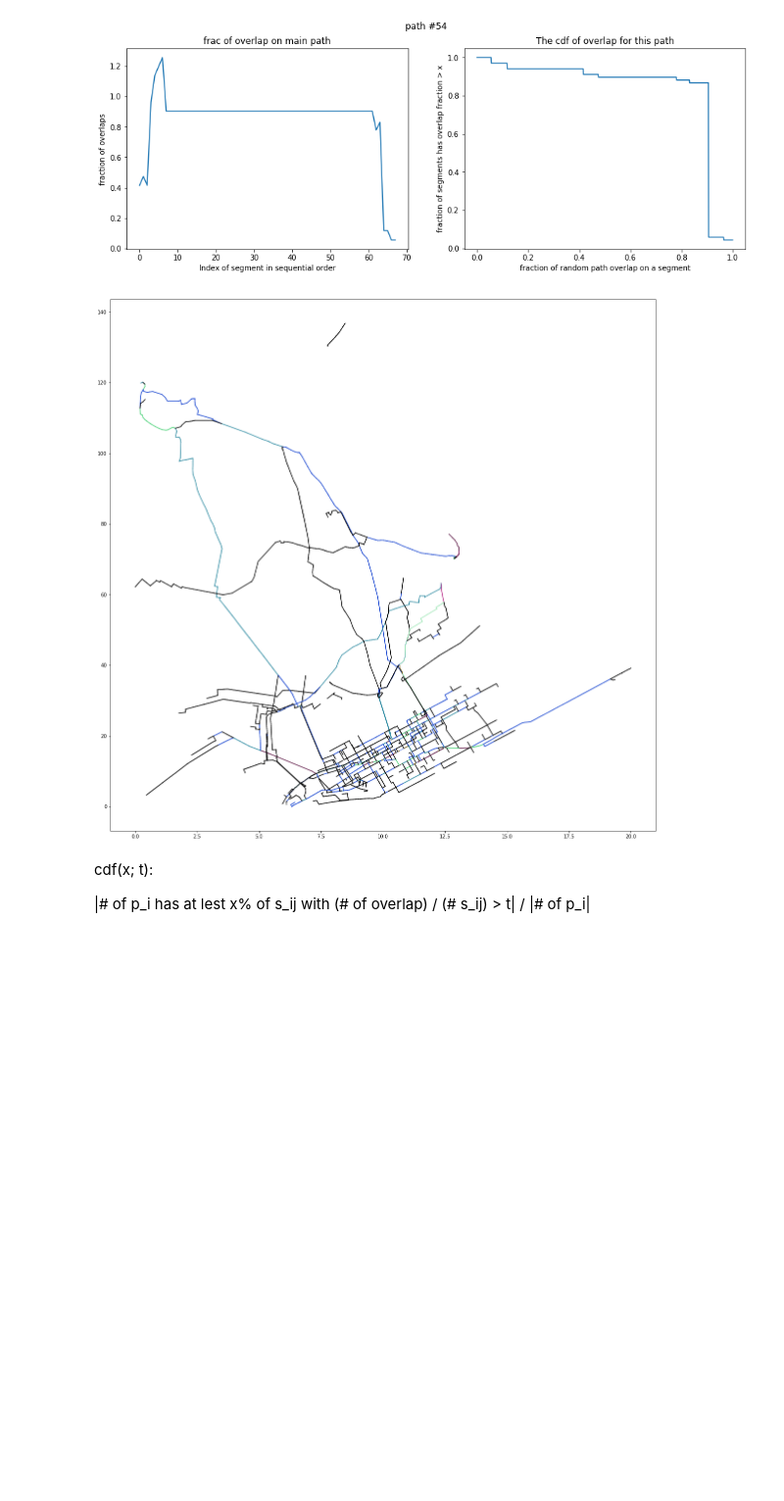
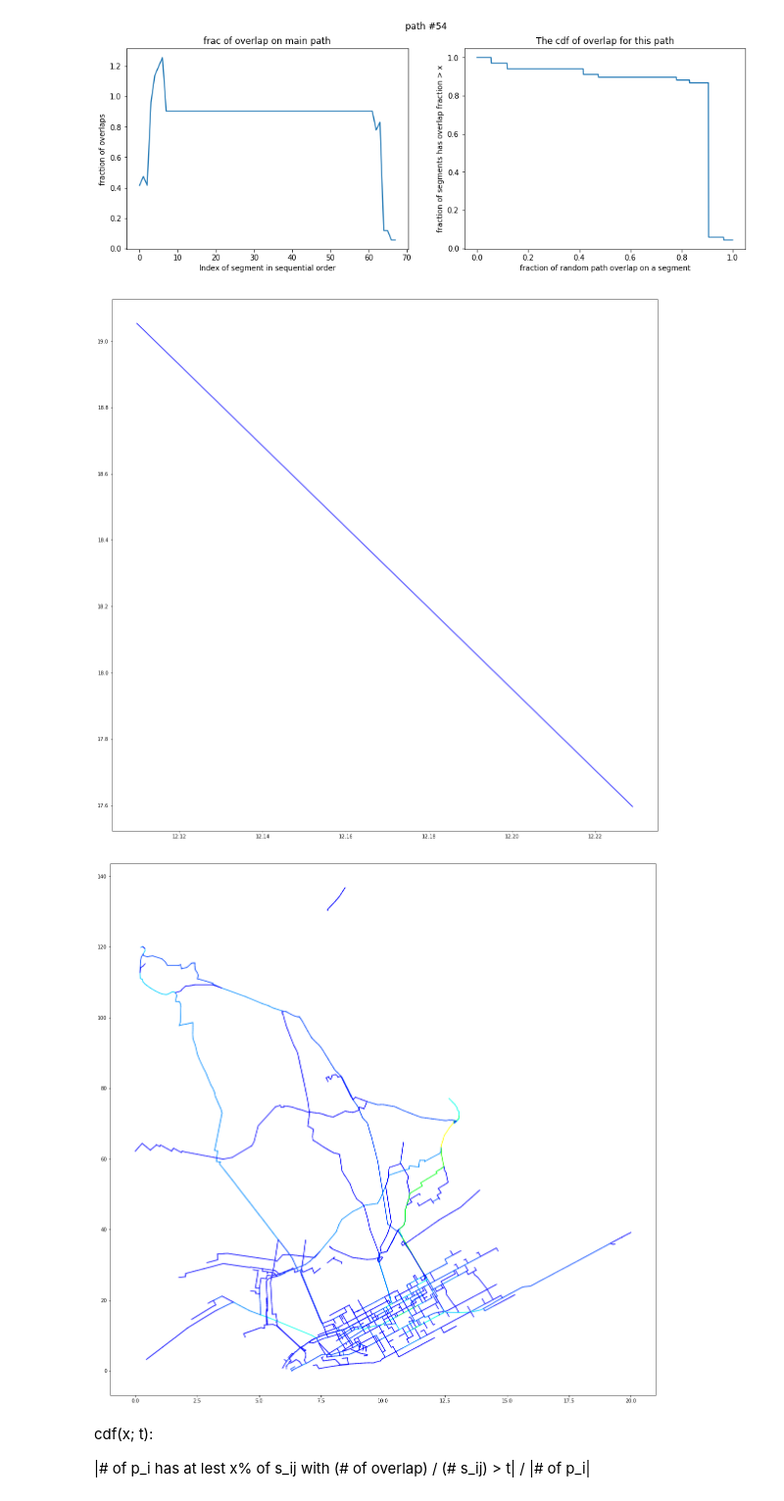
Before and after one commit to TrafficPrivacy/ServerClient, a Jupyter notebook: data/ny_visualize.ipynb, the cells around one changed output. Shown at 98% size. Saved outputs shown, nothing was run; the diff lists cells and outputs as text; code cells hidden in the pictures; blank space fills up the shorter version.

```diff
--- a/data/ny_visualize.ipynb
+++ b/data/ny_visualize.ipynb
@@ -71,6 +71,10 @@ def getRGBfromI(RGBint):
     green = (RGBint >> 8) & 255
     red =   (RGBint >> 16) & 255
     return red / 255, green / 255, blue / 255
+# %%
+from colour import Color
+blue = Color("blue")
+colors = list(blue.range_to(Color("yellow"), 100000))
 # %%
 min_lat = 100
 max_lat = -100
@@ -80,36 +84,37 @@ min_path = 100
 max_path = 0
 segments = []
 fig_size = (20, 20)
 with open("segment.csv", newline="") as csvfile:
     reader = csv.reader(csvfile, delimiter=",")
     for row in reader:
         try:
             start_lat = float(row[1])
             start_lon = float(row[2])
             end_lat = float(row[3])
             end_lon = float(row[4])
             num_path = int(row[5])
             segments.append((start_lat, start_lon, end_lat, end_lon, num_path))
             min_lat = min(min(start_lat, end_lat), min_lat)
             max_lat = max(max(start_lat, end_lat), max_lat)
             min_lon = min(min(start_lon, end_lon), min_lon)
             max_lon = max(max(start_lon, end_lon), min_lon)
             min_path = min(min_path, num_path)
             max_path = max(max_path, num_path)
         except ValueError:
             continue
 plt.figure(figsize=fig_size)
 for segment in segments:
     start_lat = (segment[0] - min_lat) / (max_lat - min_lat) * fig_size[0]
     start_lon = (segment[1] - min_lon) / (max_lon - min_lon) * fig_size[1]
     end_lat = (segment[2] - min_lat) / (max_lat - min_lat) * fig_size[0]
     end_lon = (segment[3] - min_lon) / (max_lon - min_lon) * fig_size[1]
-    path_color = (segment[4] - min_path) / (max_path - min_path) * 16777215
+    path_color = (segment[4] - min_path) / (max_path - min_path) * 99999
     plt.plot((start_lat, end_lat), (start_lon, end_lon),
-            color=getRGBfromI(int(path_color)))
+            color=colors[int(path_color)].rgb)
 plt.show()
 # %% [output]
-[figure, old version]
+[figure, new version]
+[figure, added]
 # %% [markdown]
 cdf(x; t):
 
```
Also changed, not shown: parts of 1 cell of this notebook.
